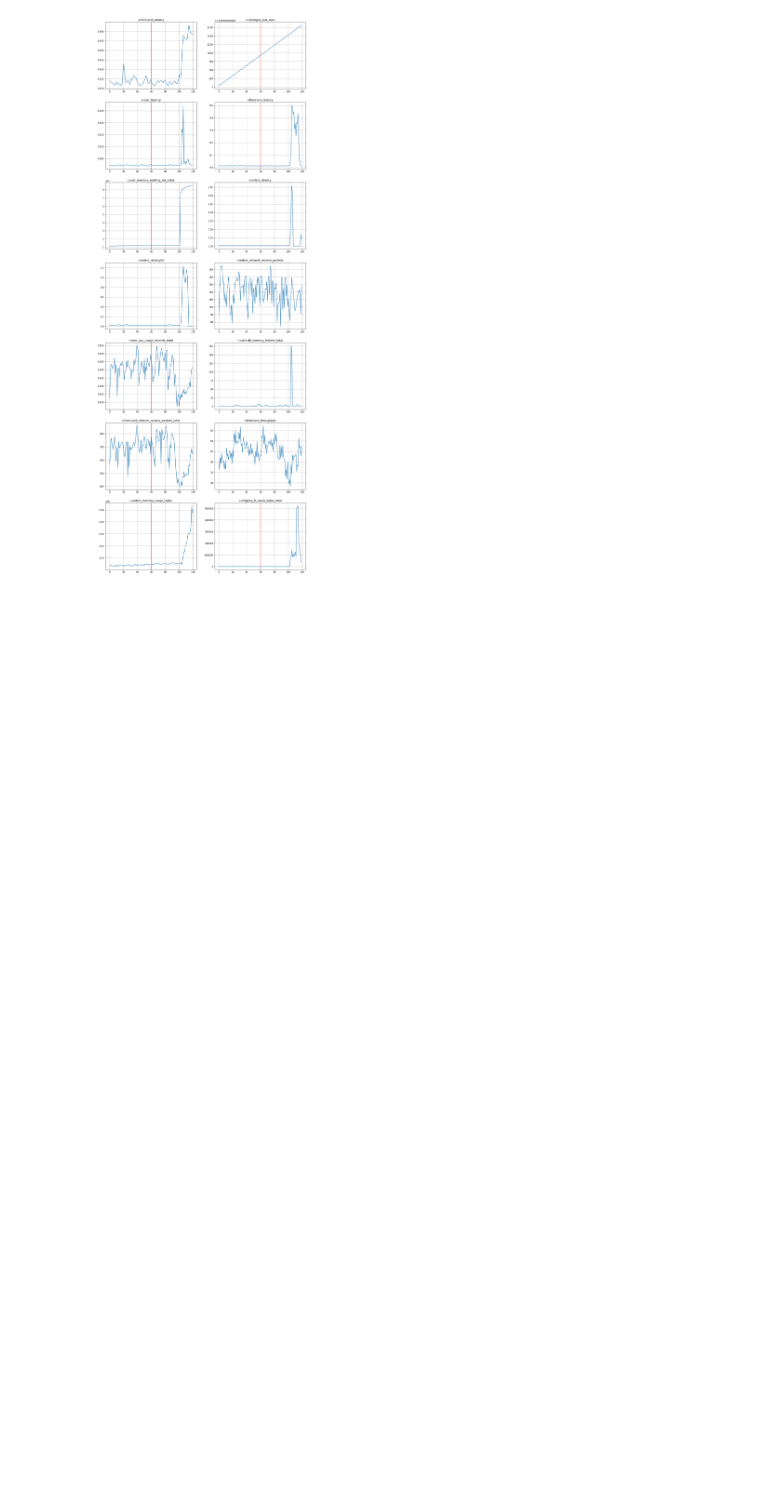
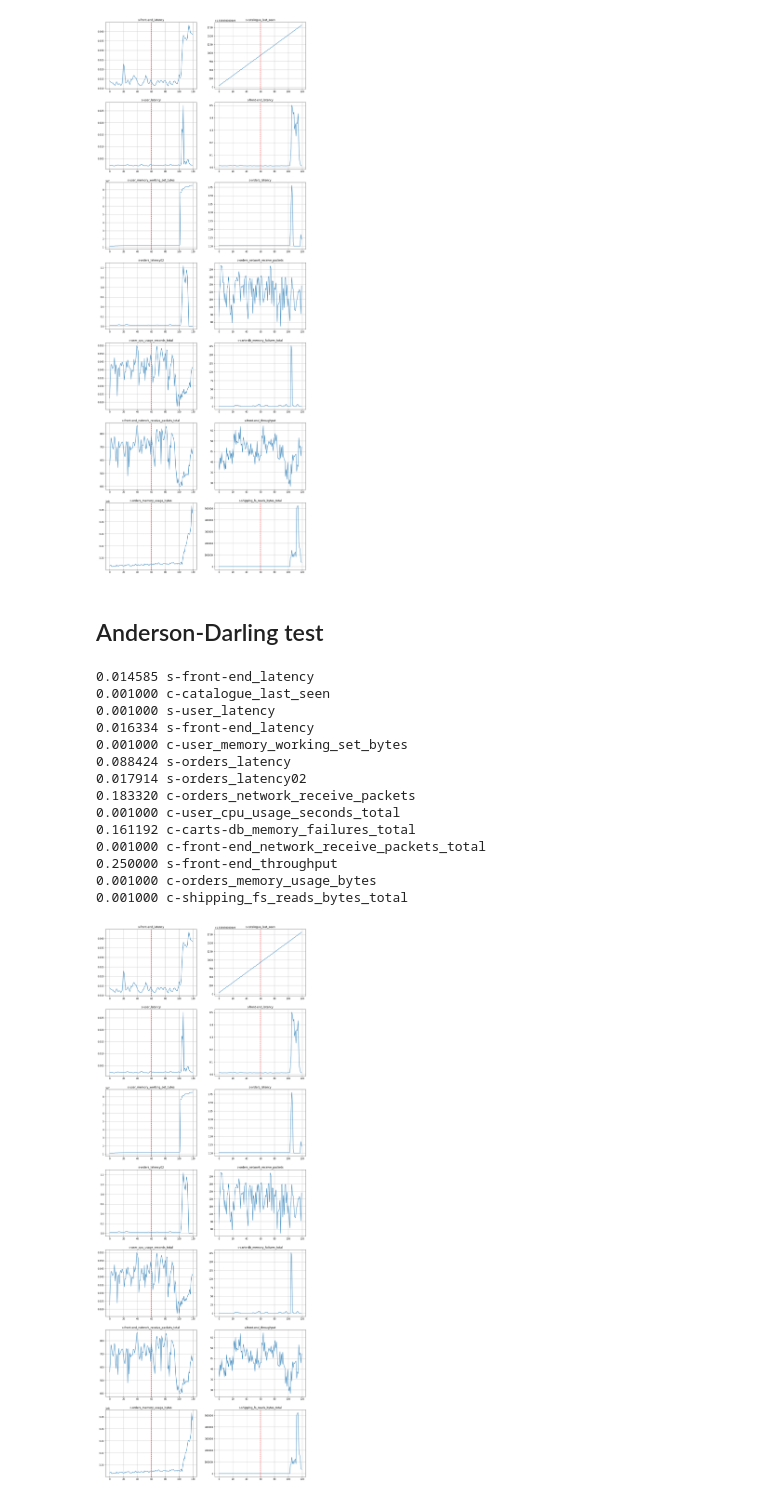
Before and after one commit to ai4sre/meltria-analyzer, a Jupyter notebook: notebooks/2samp_test.ipynb, the cells around one changed output. Saved outputs shown, nothing was run; the diff lists cells and outputs as text; code cells hidden in the pictures; blank space fills up the shorter version.

Commit message:
notebooks: add Anderson-Darling and ES-test

```diff
--- a/notebooks/2samp_test.ipynb
+++ b/notebooks/2samp_test.ipynb
@@ -45,0 +44,34 @@ for case, ax in zip(cases, axs.flatten()):
+# %% [markdown]
+## Anderson-Darling test
+# %%
+cases = sockshop.testcases_of_sockshop
+fig, axs = plt.subplots(len(cases)//2, ncols=2)
+fig.set_size_inches(16, 3*len(cases))
+for case, ax in zip(cases, axs.flatten()):
+    ts = np.array(case['datapoints'])
+    train_ts, test_ts = np.split(ts, 2)
+
+    pval = scipy.stats.anderson_ksamp([train_ts, test_ts])[2]
+    if pval <= 0.05:
+        ax.axvline(train_ts.size, color='red', linestyle='dashed', label='breaks')
+    print(f"{pval:5f}", case['name'])
+
+    ax.set_title(case['name'])
+    ax.plot(ts)
+    ax.grid()
+# %% [output]
+0.014585 s-front-end_latency
+0.001000 c-catalogue_last_seen
+0.001000 s-user_latency
+0.016334 s-front-end_latency
+0.001000 c-user_memory_working_set_bytes
+0.088424 s-orders_latency
+0.017914 s-orders_latency02
+0.183320 c-orders_network_receive_packets
+0.001000 c-user_cpu_usage_seconds_total
+0.161192 c-carts-db_memory_failures_total
+0.001000 c-front-end_network_receive_packets_total
+0.250000 s-front-end_throughput
+0.001000 c-orders_memory_usage_bytes
+0.001000 c-shipping_fs_reads_bytes_total
+[figure, added]
```
Also changed, not shown: parts of 3 cells of this notebook.
